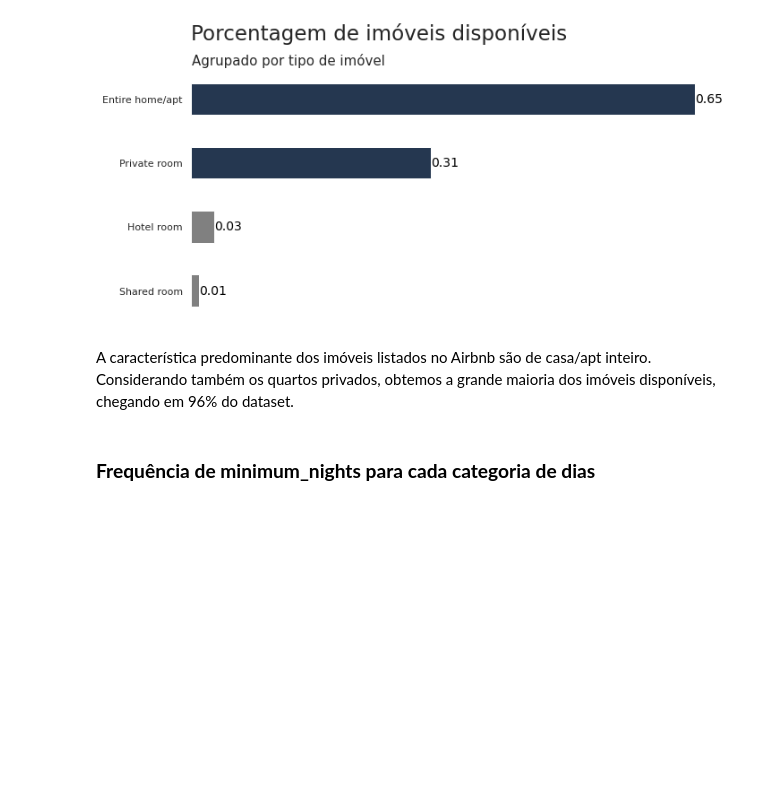
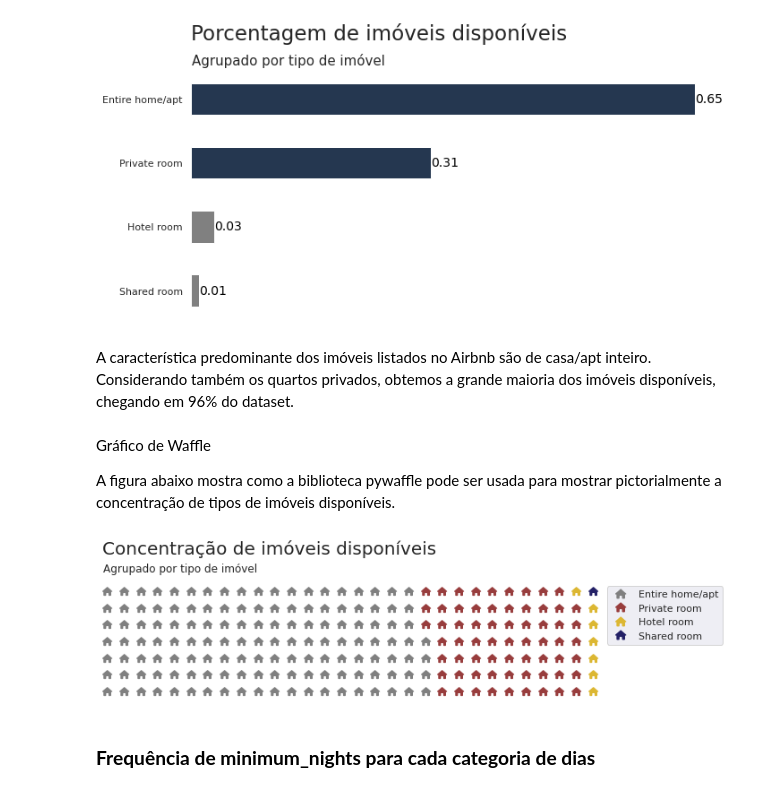
Before and after one commit to BrunoAzambuja/Airbnb_em_Roma_analise-exploratoria, a Jupyter notebook: Analise_Exploratoria_do_Airbnb_de_Roma.ipynb, the cells around one changed output. Cells and saved outputs as stored; diff of their text form; code cells hidden in the pictures; blank space fills up the shorter version.

```diff
--- a/Analise_Exploratoria_do_Airbnb_de_Roma.ipynb
+++ b/Analise_Exploratoria_do_Airbnb_de_Roma.ipynb
@@ -468,6 +471,30 @@ plt.show()
 [figure]
 # %% [markdown]
 A característica predominante dos imóveis listados no Airbnb são de casa/apt inteiro. Considerando também os quartos privados, obtemos a grande maioria dos imóveis disponíveis, chegando em 96% do dataset.
+# %% [markdown]
+Gráfico de Waffle
+
+A figura abaixo mostra como a biblioteca pywaffle pode ser usada para mostrar pictorialmente a concentração de tipos de imóveis disponíveis.
+# %%
+# extrair value counts da variavel ocorrencia_classificacao
+data_waffle = df_clean.room_type.value_counts().sort_values(ascending=False).to_dict()
+
+# plotar gráfico de waffle
+fig = plt.figure(
+                FigureClass=Waffle,
+                rows=7,
+                columns=30,
+                colors=("gray", "#983D3D", "#DCB732", "#232066"),
+                values=data_waffle, icons='house', icon_size=10,
+                legend={'loc': 'upper left', 'bbox_to_anchor': (1,1)},
+                icon_legend=True
+                )
+plt.title("Concentração de imóveis disponíveis", fontsize=20, pad=30, loc="left")
+plt.suptitle("Agrupado por tipo de imóvel", fontsize=12, x=0.126, y=0.67, ha="left")
+fig.set_tight_layout(False)
+plt.show();
+# %% [output]
+[figure, added]
 # %% [markdown]
 ### **Frequência de minimum_nights para cada categoria de dias**
 # %%
```
Also changed, not shown: parts of 3 cells of this notebook.
